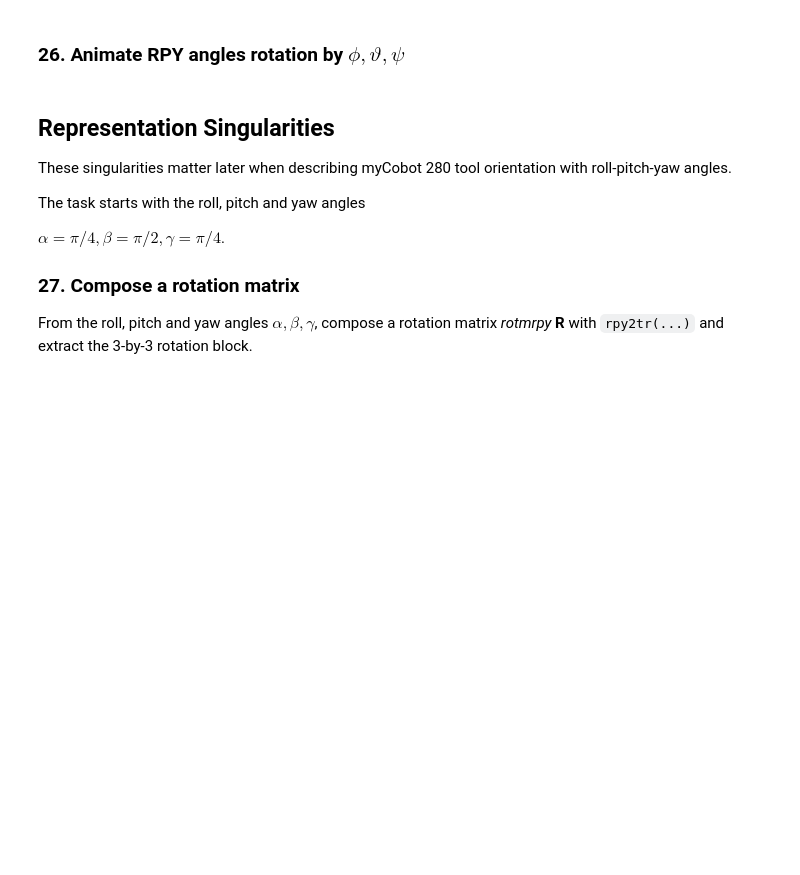
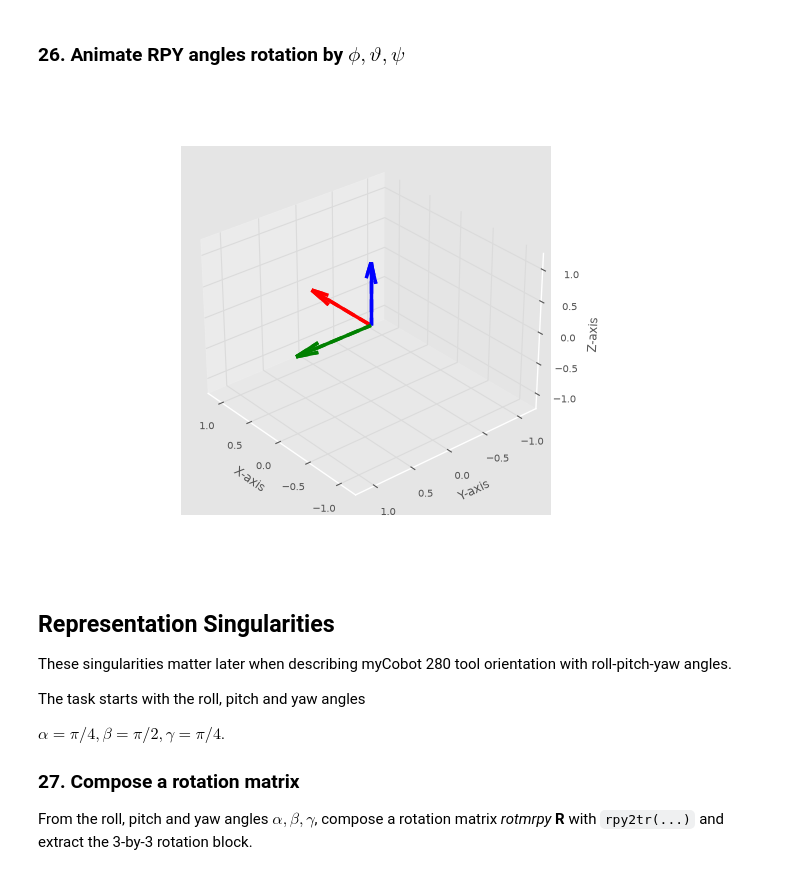
Before and after one commit to AnanthaPrajith/mycobot_ws, a Jupyter notebook: notebooks/01_SpatialTransformations.ipynb, the cells around one changed output. Drawn from its saved outputs; the diff is of its cells as text; code cells hidden in the pictures; blank space fills up the shorter version.

```diff
--- a/notebooks/01_SpatialTransformations.ipynb
+++ b/notebooks/01_SpatialTransformations.ipynb
@@ -511,33 +700,89 @@ def update_phi(frame):
     # Rotate the frame vectors
     X_rot = rot_matrix @ X0
     Y_rot = rot_matrix @ Y0
     Z_rot = rot_matrix @ Z0
 
     # Update the quiver data for the vectors
     quiver_X.set_segments([[[0, 0, 0], X_rot]])
     quiver_Y.set_segments([[[0, 0, 0], Y_rot]])
     quiver_Z.set_segments([[[0, 0, 0], Z_rot]])
 
     # Update the trace
     trace_X.set_data([scale * X_rot[0]], [scale * X_rot[1]])
     trace_X.set_3d_properties([scale * X_rot[2]])
 
     trace_Y.set_data([scale * Y_rot[0]], [scale * Y_rot[1]])
     trace_Y.set_3d_properties([scale * Y_rot[2]])
 
     trace_Z.set_data([scale * Z_rot[0]], [scale * Z_rot[1]])
     trace_Z.set_3d_properties([scale * Z_rot[2]])
 
     return quiver_X, quiver_Y, quiver_Z, trace_X, trace_Y, trace_Z
 
 # Animation for theta
 def update_theta(frame):
-    ...
+    phi = phiF
+    theta = thetaF * frame / 60
+    psi = 0
+
+    # Compute rotation matrix
+    rot_matrix = R.from_euler(sequence, [psi, theta, phi]).as_matrix()
+
+    # Rotate the frame vectors
+    X_rot = rot_matrix @ X0
+    Y_rot = rot_matrix @ Y0
+    Z_rot = rot_matrix @ Z0
+
+    # Update the quiver data for the vectors
+    quiver_X.set_segments([[[0, 0, 0], X_rot]])
+    quiver_Y.set_segments([[[0, 0, 0], Y_rot]])
+    quiver_Z.set_segments([[[0, 0, 0], Z_rot]])
+
+    # Update the trace
+    trace_X.set_data([scale * X_rot[0]], [scale * X_rot[1]])
+    trace_X.set_3d_properties([scale * X_rot[2]])
+
+    trace_Y.set_data([scale * Y_rot[0]], [scale * Y_rot[1]])
+    trace_Y.set_3d_properties([scale * Y_rot[2]])
+
+    trace_Z.set_data([scale * Z_rot[0]], [scale * Z_rot[1]])
+    trace_Z.set_3d_properties([scale * Z_rot[2]])
+
+    return quiver_X, quiver_Y, quiver_Z, trace_X, trace_Y, trace_Z
 
 # Animation for psi
 def update_psi(frame):
-    ...
+    phi = phiF
+    theta = thetaF
+    psi = psiF * frame / 60
+
+    # Compute rotation matrix
+    rot_matrix = R.from_euler(sequence, [psi, theta, phi]).as_matrix()
+
+    # Rotate the frame vectors
+    X_rot = rot_matrix @ X0
+    Y_rot = rot_matrix @ Y0
+    Z_rot = rot_matrix @ Z0
+
+    # Update the quiver data for the vectors
+    quiver_X.set_segments([[[0, 0, 0], X_rot]])
+    quiver_Y.set_segments([[[0, 0, 0], Y_rot]])
+    quiver_Z.set_segments([[[0, 0, 0], Z_rot]])
+
+    # Update the trace
+    trace_X.set_data([scale * X_rot[0]], [scale * X_rot[1]])
+    trace_X.set_3d_properties([scale * X_rot[2]])
+
+    trace_Y.set_data([scale * Y_rot[0]], [scale * Y_rot[1]])
+    trace_Y.set_3d_properties([scale * Y_rot[2]])
+
+    trace_Z.set_data([scale * Z_rot[0]], [scale * Z_rot[1]])
+    trace_Z.set_3d_properties([scale * Z_rot[2]])
+
+    return quiver_X, quiver_Y, quiver_Z, trace_X, trace_Y, trace_Z
 
 # Animate first rotation (phi)
 ani_phi = FuncAnimation(fig, update_phi, frames=60, interval=50, blit=False,repeat=False)
+# %% [output]
+[figure, added]
 # %%
```
Also changed, not shown: parts of 40 cells of this notebook, 8 other files.
